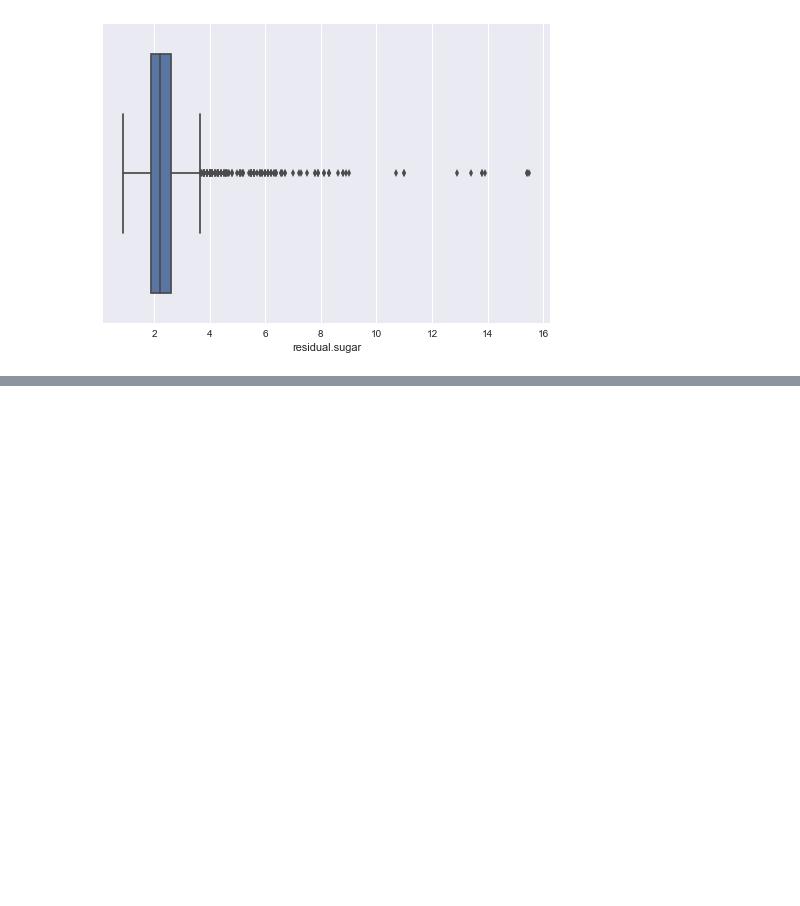
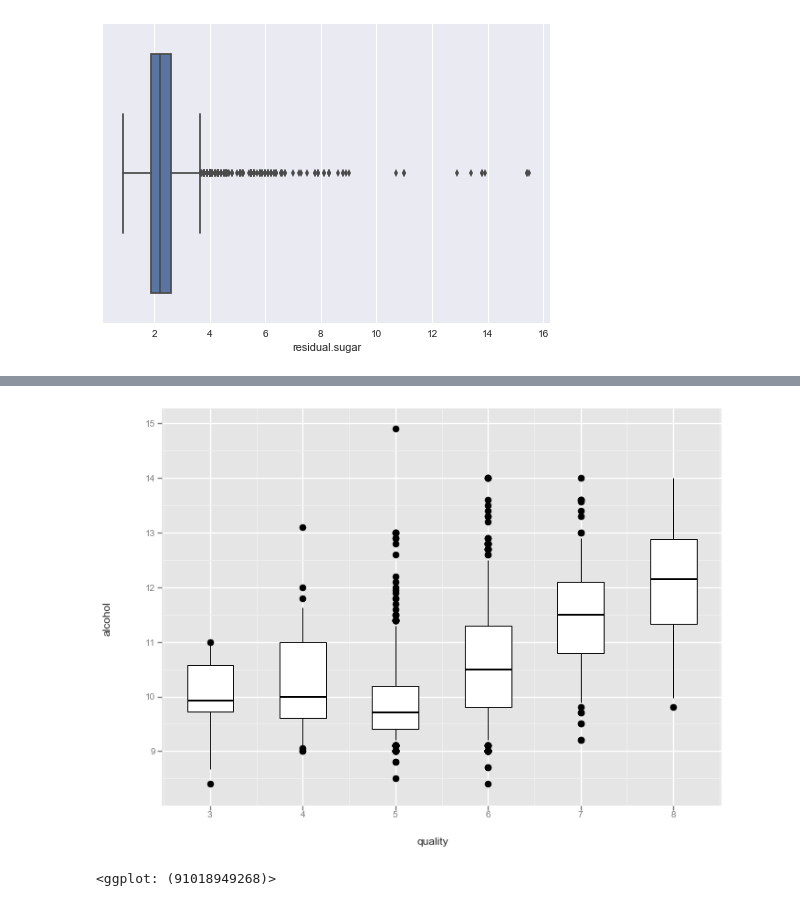
Before and after one commit to Shreyas3108/May28thMLbatcj, a Jupyter notebook: WineQualityReds.ipynb, the cells around one changed output, grey strips where cells are left out. Saved outputs shown, nothing was run; the diff lists cells and outputs as text; code cells hidden in the pictures; blank space fills up the shorter version.

```diff
--- a/WineQualityReds.ipynb
+++ b/WineQualityReds.ipynb
@@ -198,0 +267,6 @@ sns.boxplot(df['residual.sugar'])
+# %%
+from ggplot import *
+ggplot(aes(x = 'quality' , y = 'alcohol'),data = df)+geom_boxplot(alpha = 0.1,color = 'red')
+# %% [output]
+[figure, added]
+<ggplot: (91018949268)>
```
Also changed, not shown: parts of 23 cells of this notebook.
